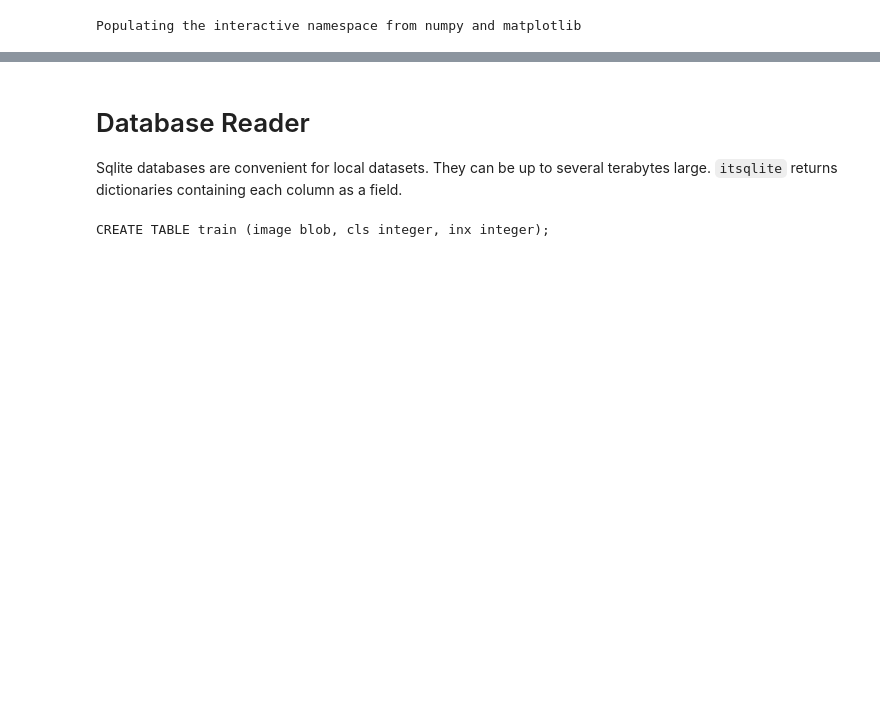
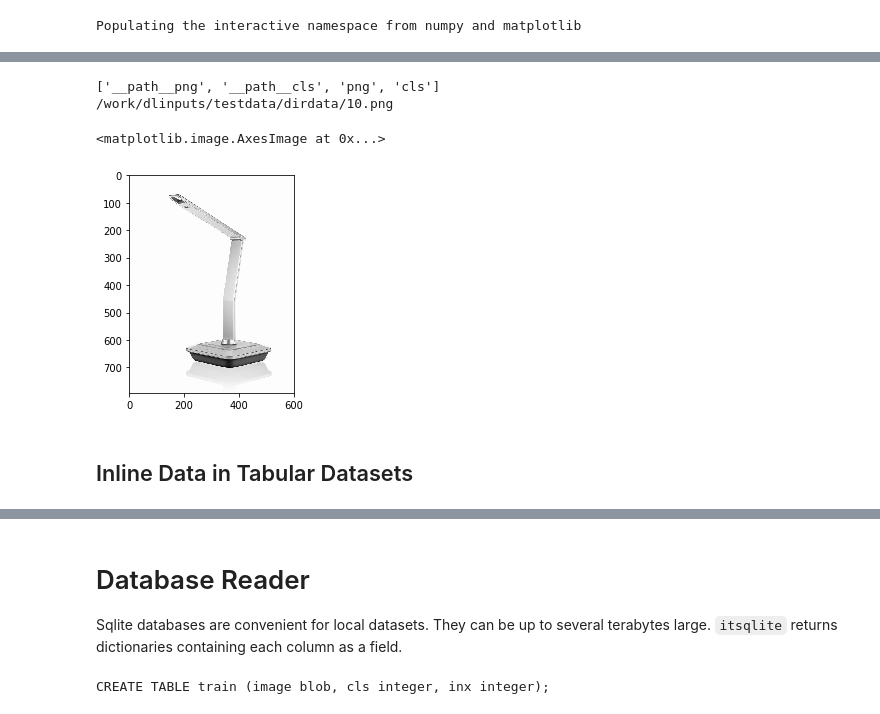
Before and after one commit to NVlabs/dlinputs, a Jupyter notebook: intro-to-dlinputs.ipynb, the cells around one changed output, grey strips where cells are left out. Saved outputs shown, nothing was run; the diff lists cells and outputs as text; code cells hidden in the pictures; blank space fills up the shorter version.

```diff
--- a/intro-to-dlinputs.ipynb
+++ b/intro-to-dlinputs.ipynb
@@ -18,0 +88,14 @@ imagenet.shards      sample.db  sample.tgz
+# %%
+data = dli.ittabular("testdata/dirdata.tsv", "png,cls") | \
+       dli.itmap(png=dli.pilreads, cls=int)
+sample = data.next()
+print sample.keys()
+print sample["__path__png"]
+imshow(sample["png"])
+# %% [output]
+['__path__png', '__path__cls', 'png', 'cls']
+/work/dlinputs/testdata/dirdata/10.png
+<matplotlib.image.AxesImage at 0x...>
+[figure, added]
+# %% [markdown]
+## Inline Data in Tabular Datasets
```
Also changed, not shown: parts of 27 cells of this notebook, 32 other files.
